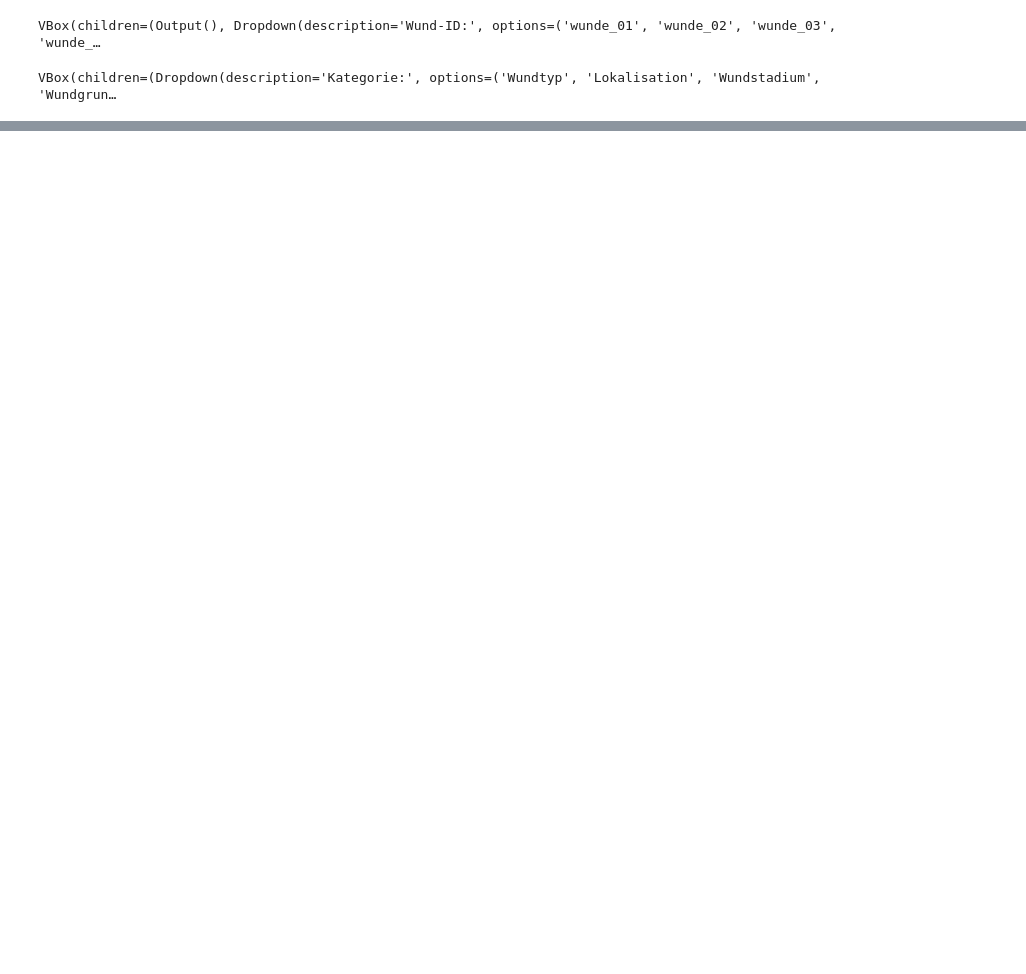
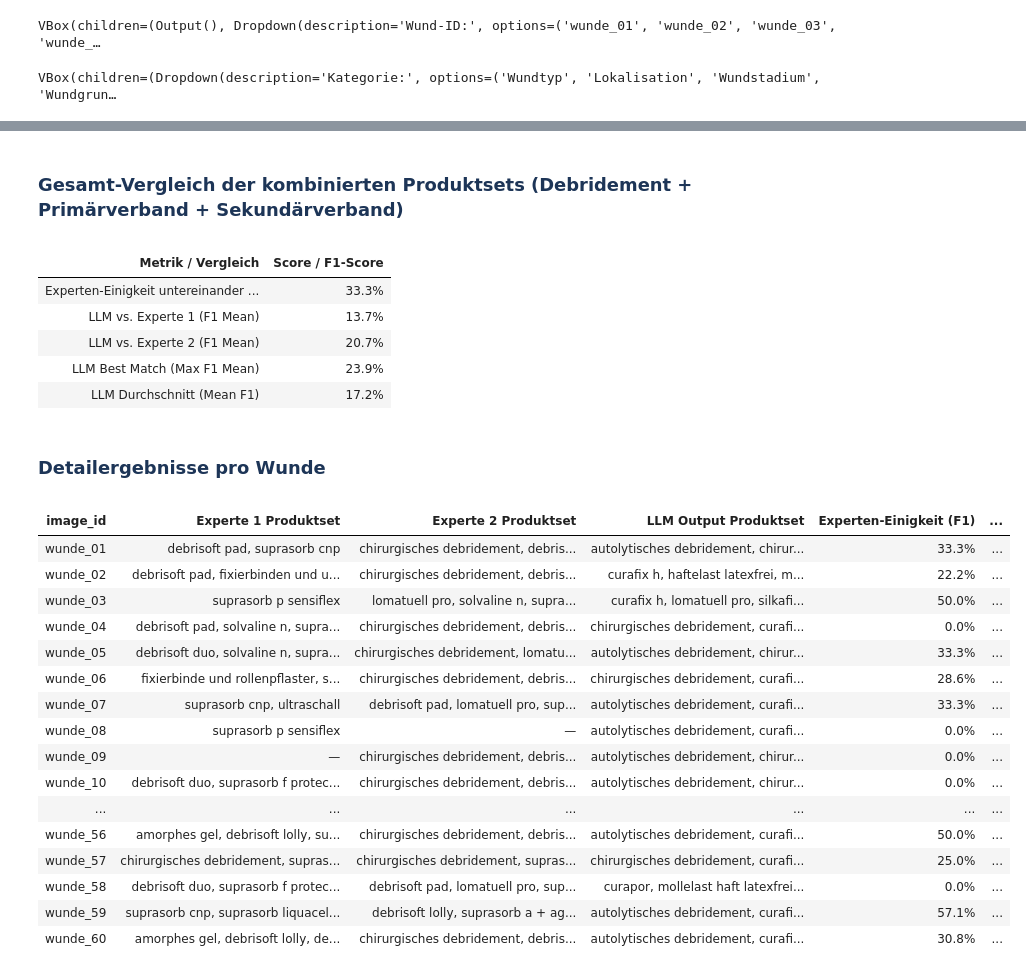
Before and after one commit to code-mert/masterarbeitmodell, a Jupyter notebook: notebooks/analyse_lr/analyse_LR.ipynb, the cells around one changed output, grey strips where cells are left out. Cells and saved outputs as stored; diff of their text form; code cells hidden in the pictures; blank space fills up the shorter version.

Commit message:
feat: Few-Shot Evaluation, erweiterte Mappings & Produktset-Vergleichsfunktion

```diff
--- a/notebooks/analyse_lr/analyse_LR.ipynb
+++ b/notebooks/analyse_lr/analyse_LR.ipynb
@@ -97,0 +109,31 @@ Diagramm für den Konsens-Score (Best-of-Both-Experts) wird generiert...
+# %%
+from utils_notebook.LR_utils_notebook.product_sets_comparison import display_product_sets_comparison
+
+# Führt die Berechnung aus und zeigt Zusammenfassung sowie Detailtabelle im L&R Design an:
+df_summary, df_detail = display_product_sets_comparison()
+# %% [output]
+Gesamt-Vergleich der kombinierten Produktsets (Debridement + Primärverband + Sekundärverband)
+| Metrik / Vergleich | Score / F1-Score |
+| Experten-Einigkeit untereinander ... | 33.3% |
+| LLM vs. Experte 1 (F1 Mean) | 13.7% |
+| LLM vs. Experte 2 (F1 Mean) | 20.7% |
+| LLM Best Match (Max F1 Mean) | 23.9% |
+| LLM Durchschnitt (Mean F1) | 17.2% |
+Detailergebnisse pro Wunde
+| image_id | Experte 1 Produktset | Experte 2 Produktset | LLM Output Produktset | Experten-Einigkeit (F1) | ... |
+| wunde_01 | debrisoft pad, suprasorb cnp | chirurgisches debridement, debris... | autolytisches debridement, chirur... | 33.3% | ... |
+| wunde_02 | debrisoft pad, fixierbinden und u... | chirurgisches debridement, debris... | curafix h, haftelast latexfrei, m... | 22.2% | ... |
+| wunde_03 | suprasorb p sensiflex | lomatuell pro, solvaline n, supra... | curafix h, lomatuell pro, silkafi... | 50.0% | ... |
+| wunde_04 | debrisoft pad, solvaline n, supra... | chirurgisches debridement, debris... | chirurgisches debridement, curafi... | 0.0% | ... |
+| wunde_05 | debrisoft duo, solvaline n, supra... | chirurgisches debridement, lomatu... | autolytisches debridement, chirur... | 33.3% | ... |
+| wunde_06 | fixierbinde und rollenpflaster, s... | chirurgisches debridement, debris... | chirurgisches debridement, curafi... | 28.6% | ... |
+| wunde_07 | suprasorb cnp, ultraschall | debrisoft pad, lomatuell pro, sup... | autolytisches debridement, curafi... | 33.3% | ... |
+| wunde_08 | suprasorb p sensiflex | — | autolytisches debridement, curafi... | 0.0% | ... |
+| wunde_09 | — | chirurgisches debridement, debris... | autolytisches debridement, chirur... | 0.0% | ... |
+| wunde_10 | debrisoft duo, suprasorb f protec... | chirurgisches debridement, debris... | autolytisches debridement, chirur... | 0.0% | ... |
+| ... | ... | ... | ... | ... | ... |
+| wunde_56 | amorphes gel, debrisoft lolly, su... | chirurgisches debridement, debris... | autolytisches debridement, curafi... | 50.0% | ... |
+| wunde_57 | chirurgisches debridement, supras... | chirurgisches debridement, supras... | chirurgisches debridement, curafi... | 25.0% | ... |
+| wunde_58 | debrisoft duo, suprasorb f protec... | debrisoft pad, lomatuell pro, sup... | curapor, mollelast haft latexfrei... | 0.0% | ... |
+| wunde_59 | suprasorb cnp, suprasorb liquacel... | debrisoft lolly, suprasorb a + ag... | autolytisches debridement, curafi... | 57.1% | ... |
+| wunde_60 | amorphes gel, debrisoft lolly, de... | chirurgisches debridement, debris... | autolytisches debridement, curafi... | 30.8% | ... |
```
Also changed, not shown: parts of 4 cells of this notebook, 18 other files.
